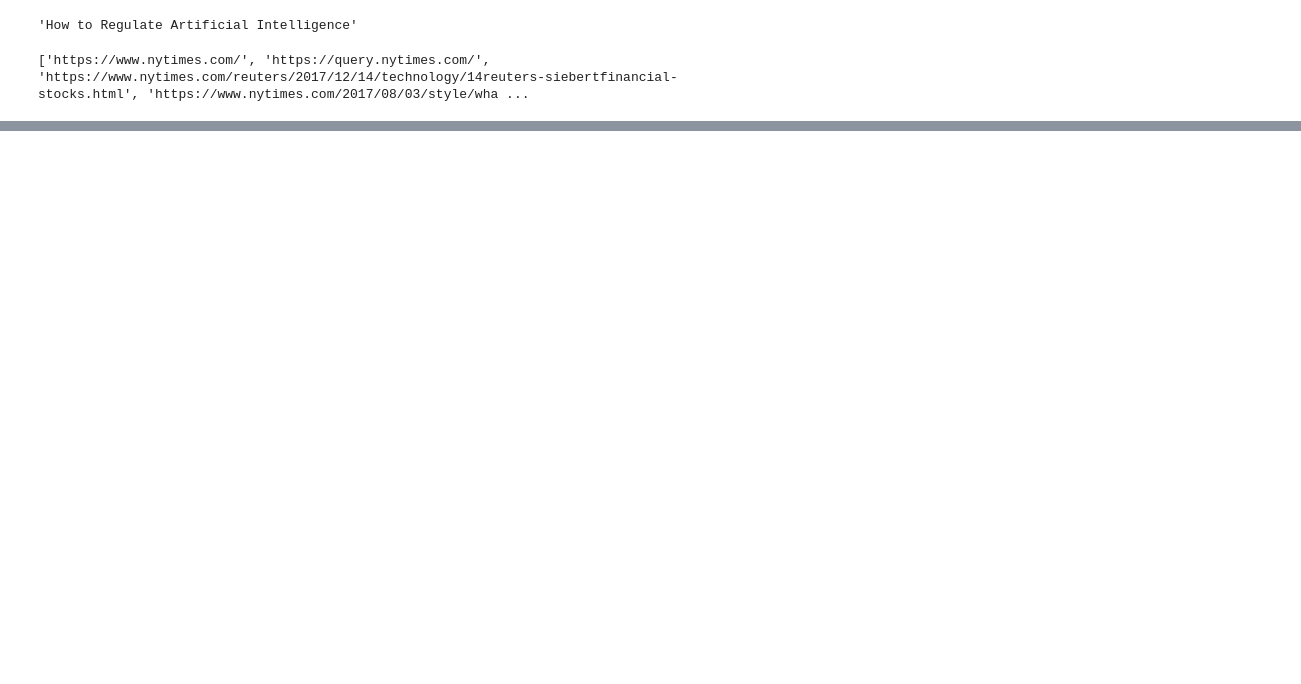
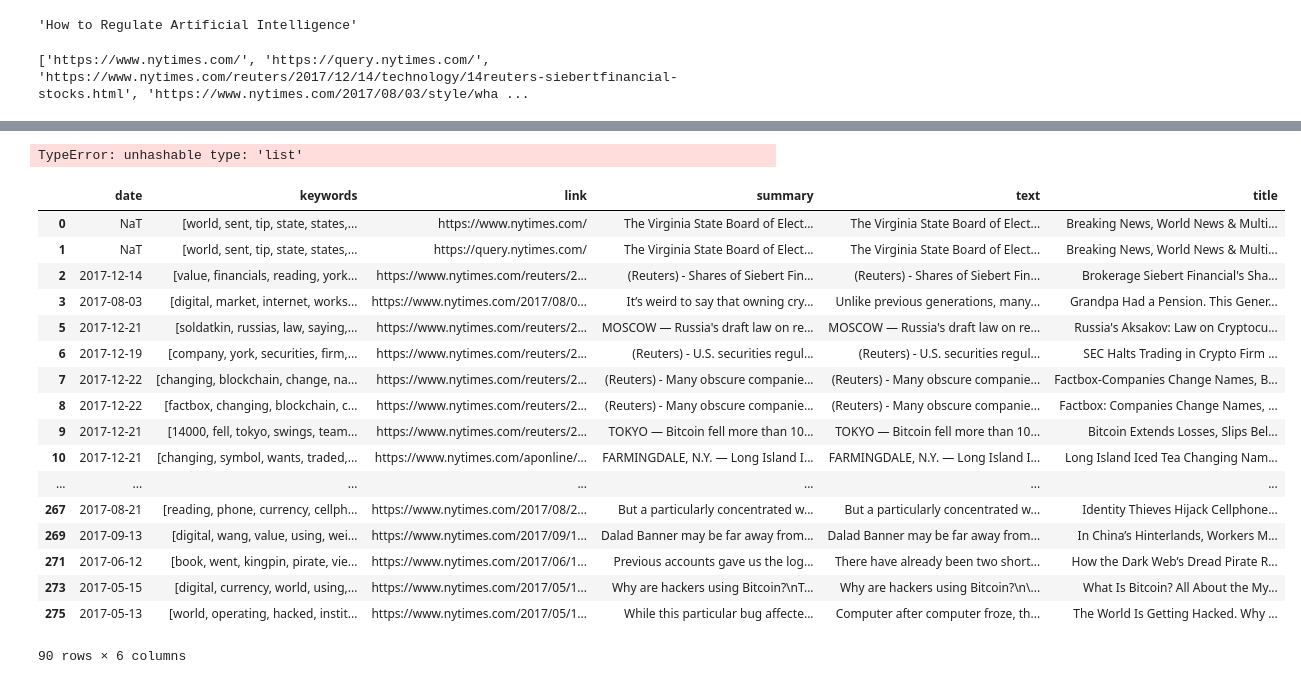
Before and after one commit to anaerobeth/ml-mastery, a Jupyter notebook: Analysis of Cryptocurrency News Articles.ipynb, the cells around one changed output, grey strips where cells are left out. Saved outputs shown, nothing was run; the diff lists cells and outputs as text; code cells hidden in the pictures; blank space fills up the shorter version.

Commit message:
remove duplicate articles in data frame

```diff
--- a/Analysis of Cryptocurrency News Articles.ipynb
+++ b/Analysis of Cryptocurrency News Articles.ipynb
@@ -38,3 +38,32 @@ import csv
 with open('nytimes-cryptocurrency-urls.csv', 'w') as file:
     wr = csv.writer(file, quoting=csv.QUOTE_ALL)
     wr.writerow(urls)
+# %%
+import numpy as np
+articles_info = []
+
+for link in urls:
+    article_dict = {}
+    article_dict["link"] = link
+    article = Article(link)
+    article.download()
+
+    try:
+        article.parse()
+        article_dict["text"] = article.text
+        article_dict["title"] = article.title
+        article_dict["date"] = article.publish_date
+        article.nlp()
+        article_dict["keywords"] = article.keywords
+        article_dict["summary"] = article.summary
+    except:
+        article_dict["text"] = np.nan
+        article_dict["title"] = np.nan
+        article_dict["date"] = np.nan
+        article_dict["keywords"] = np.nan
+        article_dict["summary"] = np.nan
+
+    articles_info.append(article_dict)
+
+corpus = pd.DataFrame(articles_info)
+corpus.head()
@@ -40,0 +95,27 @@ with open('nytimes-cryptocurrency-urls.csv', 'w') as file:
+# %%
+corpus.drop_duplicates()
+# %% [output]
+TypeError: unhashable type: 'list'
+# %%
+corpus_df = corpus.copy()
+# %%
+corpus_df.drop_duplicates(['link'])
+# %% [output]
+|  | date | keywords | link | summary | text | title |
+| 0 | NaT | [world, sent, tip, state, states,... | https://www.nytimes.com/ | The Virginia State Board of Elect... | The Virginia State Board of Elect... | Breaking News, World News & Multi... |
+| 1 | NaT | [world, sent, tip, state, states,... | https://query.nytimes.com/ | The Virginia State Board of Elect... | The Virginia State Board of Elect... | Breaking News, World News & Multi... |
+| 2 | 2017-12-14 | [value, financials, reading, york... | https://www.nytimes.com/reuters/2... | (Reuters) - Shares of Siebert Fin... | (Reuters) - Shares of Siebert Fin... | Brokerage Siebert Financial's Sha... |
+| 3 | 2017-08-03 | [digital, market, internet, works... | https://www.nytimes.com/2017/08/0... | It’s weird to say that owning cry... | Unlike previous generations, many... | Grandpa Had a Pension. This Gener... |
+| 5 | 2017-12-21 | [soldatkin, russias, law, saying,... | https://www.nytimes.com/reuters/2... | MOSCOW — Russia's draft law on re... | MOSCOW — Russia's draft law on re... | Russia's Aksakov: Law on Cryptocu... |
+| 6 | 2017-12-19 | [company, york, securities, firm,... | https://www.nytimes.com/reuters/2... | (Reuters) - U.S. securities regul... | (Reuters) - U.S. securities regul... | SEC Halts Trading in Crypto Firm ... |
+| 7 | 2017-12-22 | [changing, blockchain, change, na... | https://www.nytimes.com/reuters/2... | (Reuters) - Many obscure companie... | (Reuters) - Many obscure companie... | Factbox-Companies Change Names, B... |
+| 8 | 2017-12-22 | [factbox, changing, blockchain, c... | https://www.nytimes.com/reuters/2... | (Reuters) - Many obscure companie... | (Reuters) - Many obscure companie... | Factbox: Companies Change Names, ... |
+| 9 | 2017-12-21 | [14000, fell, tokyo, swings, team... | https://www.nytimes.com/reuters/2... | TOKYO — Bitcoin fell more than 10... | TOKYO — Bitcoin fell more than 10... | Bitcoin Extends Losses, Slips Bel... |
+| 10 | 2017-12-21 | [changing, symbol, wants, traded,... | https://www.nytimes.com/aponline/... | FARMINGDALE, N.Y. — Long Island I... | FARMINGDALE, N.Y. — Long Island I... | Long Island Iced Tea Changing Nam... |
+| ... | ... | ... | ... | ... | ... | ... |
+| 267 | 2017-08-21 | [reading, phone, currency, cellph... | https://www.nytimes.com/2017/08/2... | But a particularly concentrated w... | But a particularly concentrated w... | Identity Thieves Hijack Cellphone... |
+| 269 | 2017-09-13 | [digital, wang, value, using, wei... | https://www.nytimes.com/2017/09/1... | Dalad Banner may be far away from... | Dalad Banner may be far away from... | In China’s Hinterlands, Workers M... |
+| 271 | 2017-06-12 | [book, went, kingpin, pirate, vie... | https://www.nytimes.com/2017/06/1... | Previous accounts gave us the log... | There have already been two short... | How the Dark Web’s Dread Pirate R... |
+| 273 | 2017-05-15 | [digital, currency, world, using,... | https://www.nytimes.com/2017/05/1... | Why are hackers using Bitcoin?\nT... | Why are hackers using Bitcoin?\n\... | What Is Bitcoin? All About the My... |
+| 275 | 2017-05-13 | [world, operating, hacked, instit... | https://www.nytimes.com/2017/05/1... | While this particular bug affecte... | Computer after computer froze, th... | The World Is Getting Hacked. Why ... |
+90 rows × 6 columns
```
Also changed, not shown: parts of 1 cell of this notebook.
